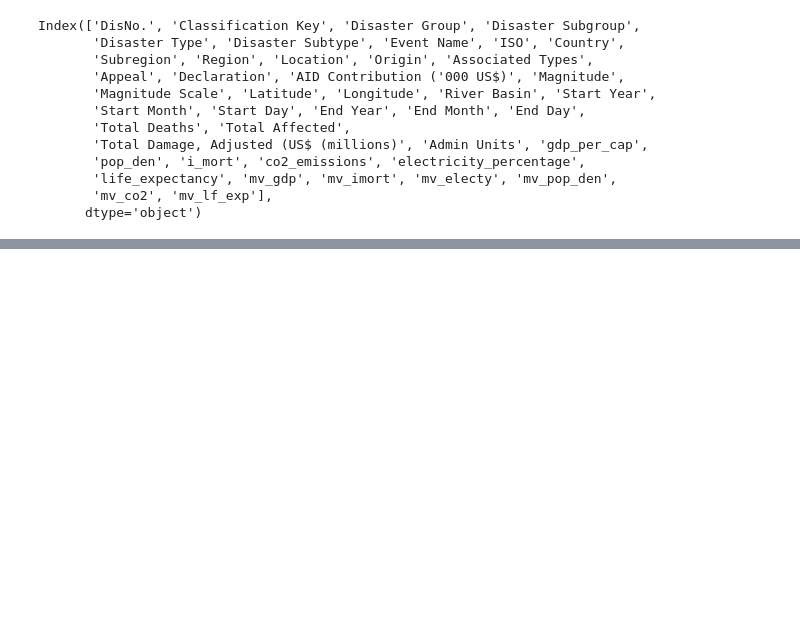
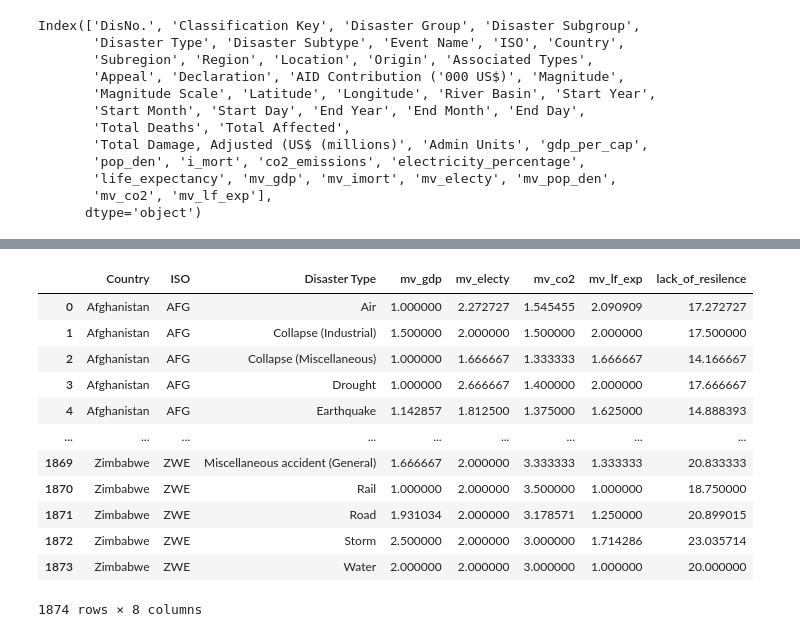
Before and after one commit to harrissamuel/24Spr_-S-Harris-_-disasters-, a Jupyter notebook: Sample_Capstone/code/data_analysis/data_analysis.ipynb, the cells around one changed output, grey strips where cells are left out. Saved outputs shown, nothing was run; the diff lists cells and outputs as text; code cells hidden in the pictures; blank space fills up the shorter version.

```diff
--- a/Sample_Capstone/code/data_analysis/data_analysis.ipynb
+++ b/Sample_Capstone/code/data_analysis/data_analysis.ipynb
@@ -1276,0 +1381,16 @@ Index(['DisNo.', 'Classification Key', 'Disaster Group', 'Disaster Subgroup',
+# %%
+result_df3
+# %% [output]
+|  | Country | ISO | Disaster Type | mv_gdp | mv_electy | mv_co2 | mv_lf_exp | lack_of_resilence |
+| 0 | Afghanistan | AFG | Air | 1.000000 | 2.272727 | 1.545455 | 2.090909 | 17.272727 |
+| 1 | Afghanistan | AFG | Collapse (Industrial) | 1.500000 | 2.000000 | 1.500000 | 2.000000 | 17.500000 |
+| 2 | Afghanistan | AFG | Collapse (Miscellaneous) | 1.000000 | 1.666667 | 1.333333 | 1.666667 | 14.166667 |
+| 3 | Afghanistan | AFG | Drought | 1.000000 | 2.666667 | 1.400000 | 2.000000 | 17.666667 |
+| 4 | Afghanistan | AFG | Earthquake | 1.142857 | 1.812500 | 1.375000 | 1.625000 | 14.888393 |
+| ... | ... | ... | ... | ... | ... | ... | ... | ... |
+| 1869 | Zimbabwe | ZWE | Miscellaneous accident (General) | 1.666667 | 2.000000 | 3.333333 | 1.333333 | 20.833333 |
+| 1870 | Zimbabwe | ZWE | Rail | 1.000000 | 2.000000 | 3.500000 | 1.000000 | 18.750000 |
+| 1871 | Zimbabwe | ZWE | Road | 1.931034 | 2.000000 | 3.178571 | 1.250000 | 20.899015 |
+| 1872 | Zimbabwe | ZWE | Storm | 2.500000 | 2.000000 | 3.000000 | 1.714286 | 23.035714 |
+| 1873 | Zimbabwe | ZWE | Water | 2.000000 | 2.000000 | 3.000000 | 1.000000 | 20.000000 |
+1874 rows × 8 columns
```
Also changed, not shown: parts of 17 cells of this notebook.
